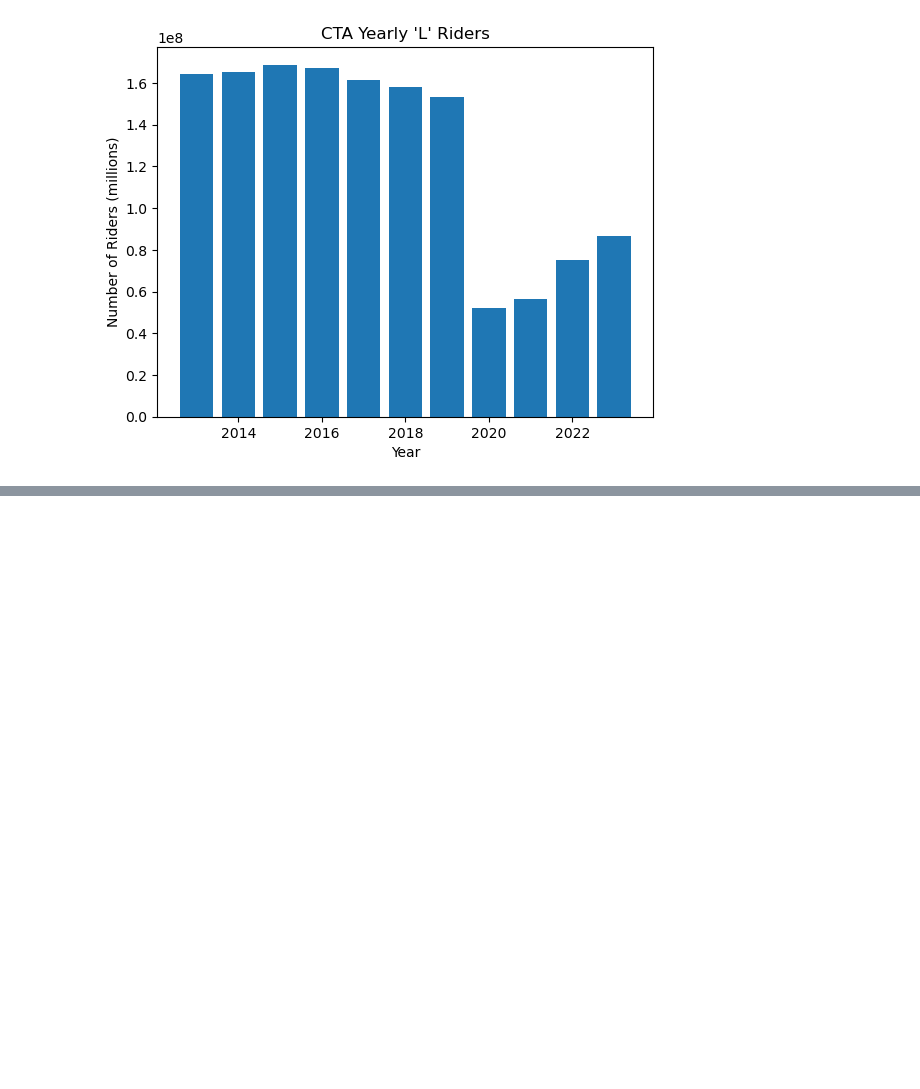
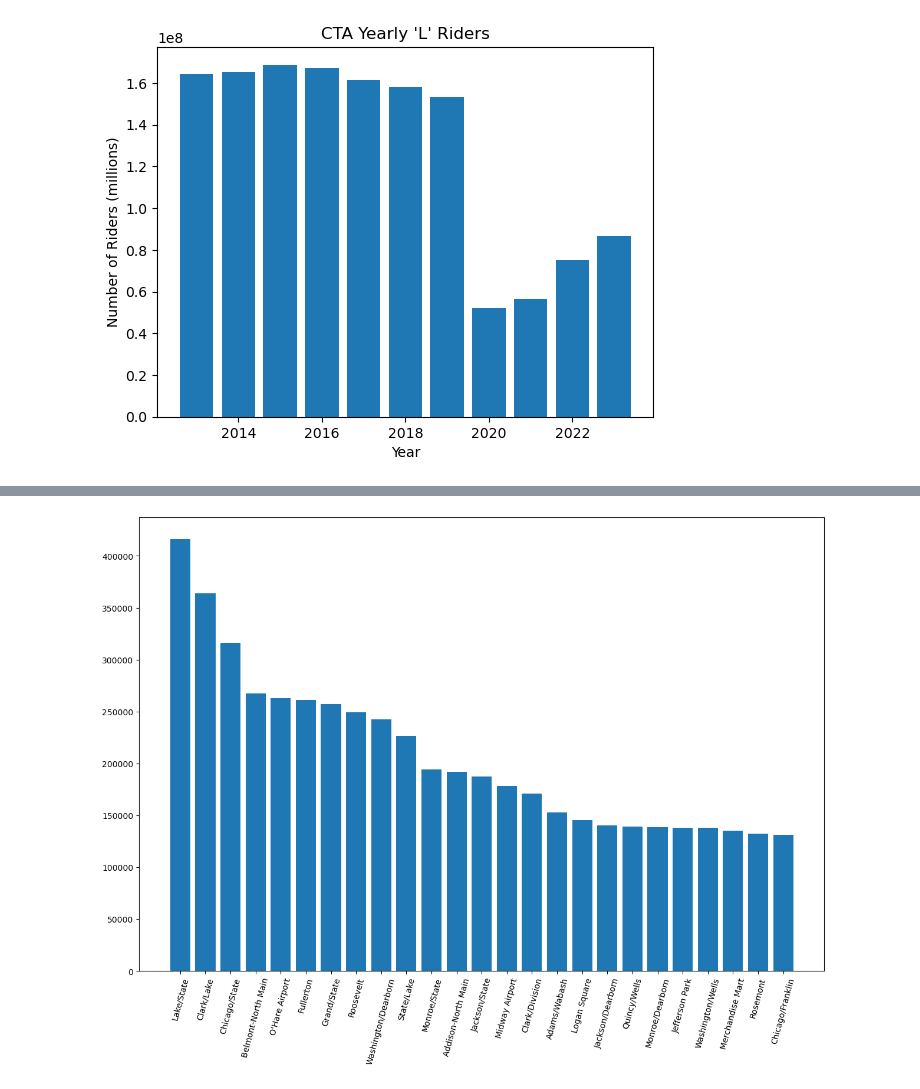
Before and after one commit to ayaF-PI/project-1, a Jupyter notebook: CTA_Ridership_L_Train.ipynb, the cells around one changed output, grey strips where cells are left out. Cells and saved outputs as stored; diff of their text form; code cells hidden in the pictures; blank space fills up the shorter version.

```diff
--- a/CTA_Ridership_L_Train.ipynb
+++ b/CTA_Ridership_L_Train.ipynb
@@ -103,0 +132,5 @@ Text(0.5, 1.0, "CTA Yearly 'L' Riders")
+# %%
+cta_ridership_cleaned_df["Year"]=""
+cta_ridership_cleaned_df["Year"]=(cta_ridership_cleaned_df['Month'].dt.year)
+cta_ridership_by_station_yearly = cta_ridership_cleaned_df.groupby(["Station Name","Year"], as_index=False)["Monthly Total"].mean()
+cta_ridership_by_station_yearly
@@ -103,0 +185,13 @@ Text(0.5, 1.0, "CTA Yearly 'L' Riders")
+# %%
+import functools
+
+
+cta_stations = pd.DataFrame({"Station Name":cta_lines})
+
+data_frames = [cta_stations, cta_ridership_by_station_2013,cta_ridership_by_station_2014,cta_ridership_by_station_2015,cta_ridership_by_station_2016,cta_ridership_by_station_2017,
+                                               cta_ridership_by_station_2018,cta_ridership_by_station_2019, cta_ridership_by_station_2020,cta_ridership_by_station_2021,cta_ridership_by_station_2022,
+                                                cta_ridership_by_station_2023]
+
+cta_merged_yearly_station_avg = functools.reduce(lambda  left,right: pd.merge(left,right,on=['Station Name'],
+                                            how='outer'), data_frames)
+cta_merged_yearly_station_avg
@@ -103,0 +324,8 @@ Text(0.5, 1.0, "CTA Yearly 'L' Riders")
+# %%
+busiest_stations= cta_merged_yearly_station_avg.head(25)
+plt.figure(figsize=(15,10))
+plt.bar(busiest_stations['Station Name'], busiest_stations['Average'], color)
+plt.xticks(rotation=75)
+plt.show()
+# %% [output]
+[figure, added]
```
Also changed, not shown: parts of 15 cells of this notebook.
